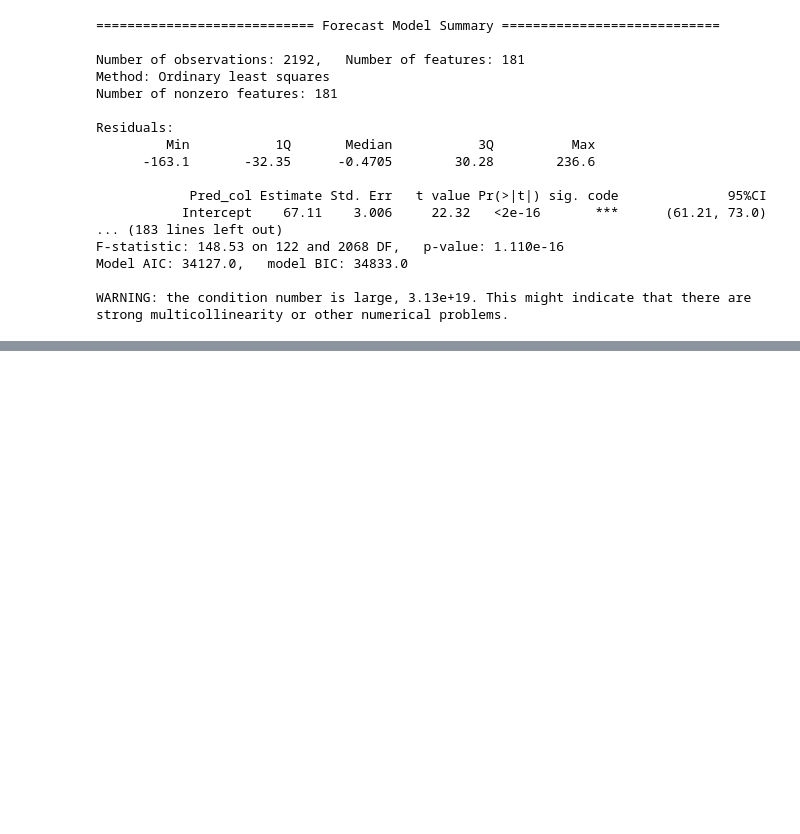
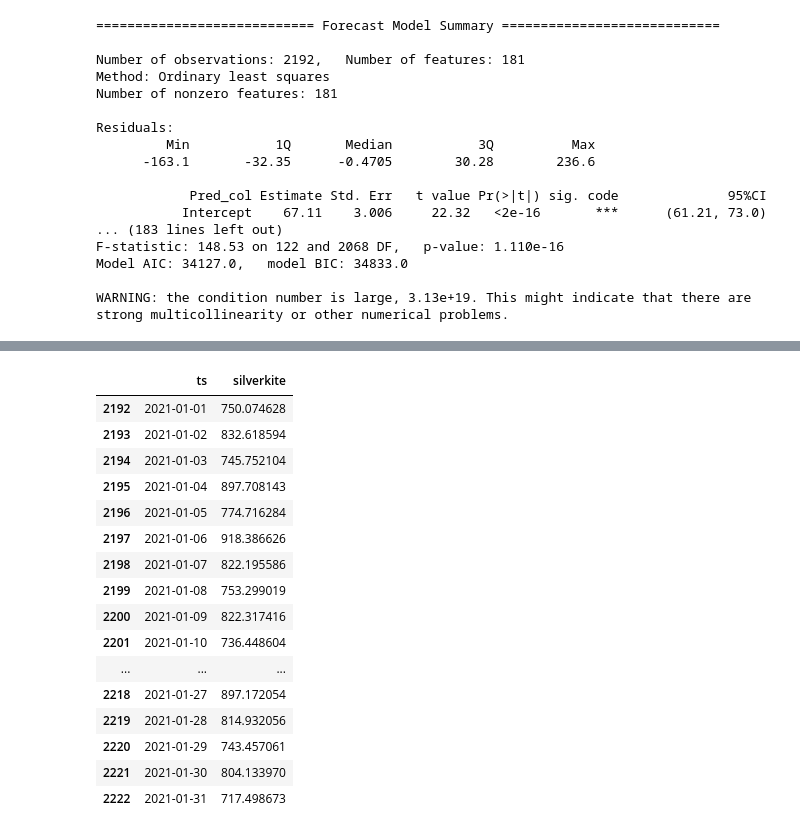
Before and after one commit to mrcruz117/linkedin-silverkite-forecast-templates, a Jupyter notebook: LinkedIn_Silverkite_Forecast_Template.ipynb, the cells around one changed output, grey strips where cells are left out. Cells and saved outputs as stored; diff of their text form; code cells hidden in the pictures; blank space fills up the shorter version.

Commit message:
saving and exporting sk forecast

```diff
--- a/LinkedIn_Silverkite_Forecast_Template.ipynb
+++ b/LinkedIn_Silverkite_Forecast_Template.ipynb
@@ -279,3 +279,27 @@ fig = result.forecast.plot_components(grouping_regex_patterns_dict=DETAILED_SEAS
 iplot(fig)
 # %% [output]
 [interactive output not drawn]
+# %%
+# retrieving forecast
+forecast = result.forecast.df[["ts", "forecast"]]
+forecast = forecast.rename(columns={"forecast": "silverkite"})
+forecast_silverkite = forecast.iloc[-len(future_df):,:]
+forecast_silverkite
+# %% [output]
+|  | ts | silverkite |
+| 2192 | 2021-01-01 | 750.074628 |
+| 2193 | 2021-01-02 | 832.618594 |
+| 2194 | 2021-01-03 | 745.752104 |
+| 2195 | 2021-01-04 | 897.708143 |
+| 2196 | 2021-01-05 | 774.716284 |
+| 2197 | 2021-01-06 | 918.386626 |
+| 2198 | 2021-01-07 | 822.195586 |
+| 2199 | 2021-01-08 | 753.299019 |
+| 2200 | 2021-01-09 | 822.317416 |
+| 2201 | 2021-01-10 | 736.448604 |
+| ... | ... | ... |
+| 2218 | 2021-01-27 | 897.172054 |
+| 2219 | 2021-01-28 | 814.932056 |
+| 2220 | 2021-01-29 | 743.457061 |
+| 2221 | 2021-01-30 | 804.133970 |
+| 2222 | 2021-01-31 | 717.498673 |
```
Also changed, not shown: parts of 1 cell of this notebook.
